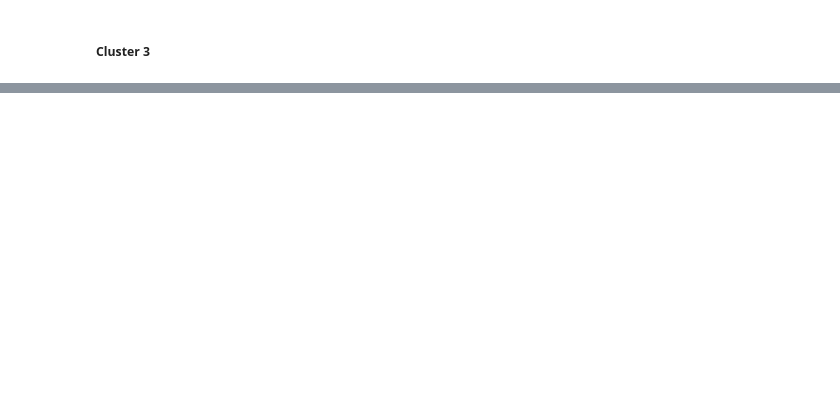
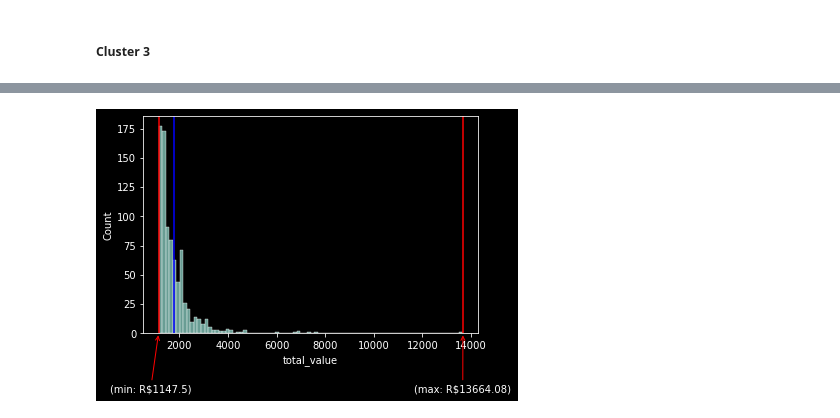
Before and after one commit to douglasfdantas/Clustering_Olist, a Jupyter notebook: notebooks/analise_cluster.ipynb, the cells around one changed output, grey strips where cells are left out. Saved outputs shown, nothing was run; the diff lists cells and outputs as text; code cells hidden in the pictures; blank space fills up the shorter version.

```diff
--- a/notebooks/analise_cluster.ipynb
+++ b/notebooks/analise_cluster.ipynb
@@ -200,0 +264,18 @@ customers_reviews[customers_reviews.cluster == 3].describe()
+# %%
+aux = customer_cluster[customer_cluster.cluster ==2]
+fig=plt.figure(figsize=(6,4))
+ax = fig.add_subplot(1,1,1)
+sns.histplot(aux.total_value)
+ax.axvline(x= aux.total_value.mean(), ymin= 0, ymax=1, color='b')
+ax.axvline(x= aux.total_value.min(), ymin= 0, ymax=1, color='r')
+ax.axvline(x= aux.total_value.max(), ymin= 0, ymax=1, color='r')
+
+max=aux.total_value.max()
+min=aux.total_value.min()
+str_max = '(max: R${})'.format(max)
+str_min = '(min: R${})'.format(min)
+ax.annotate(str_max, xy=(max,0), xycoords='data', xytext=(max-2000,-50), textcoords='data', arrowprops=dict(arrowstyle="->", connectionstyle="arc3", color='r'))
+ax.annotate(str_min, xy=(min,0), xycoords='data', xytext=(min-2000,-50), textcoords='data', arrowprops=dict(arrowstyle="->", connectionstyle="arc3", color='r'))
+plt.show()
+# %% [output]
+[figure, added]
```
Also changed, not shown: parts of 20 cells of this notebook, 3 other files.
